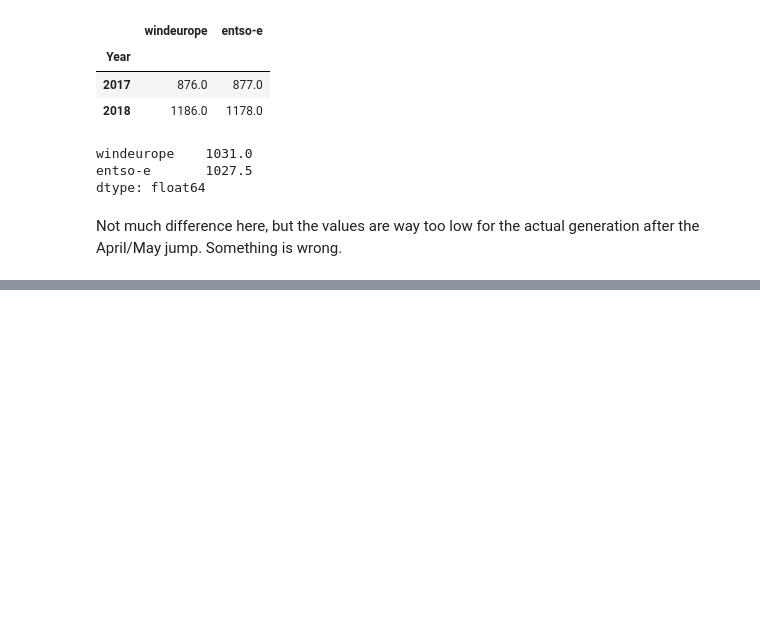
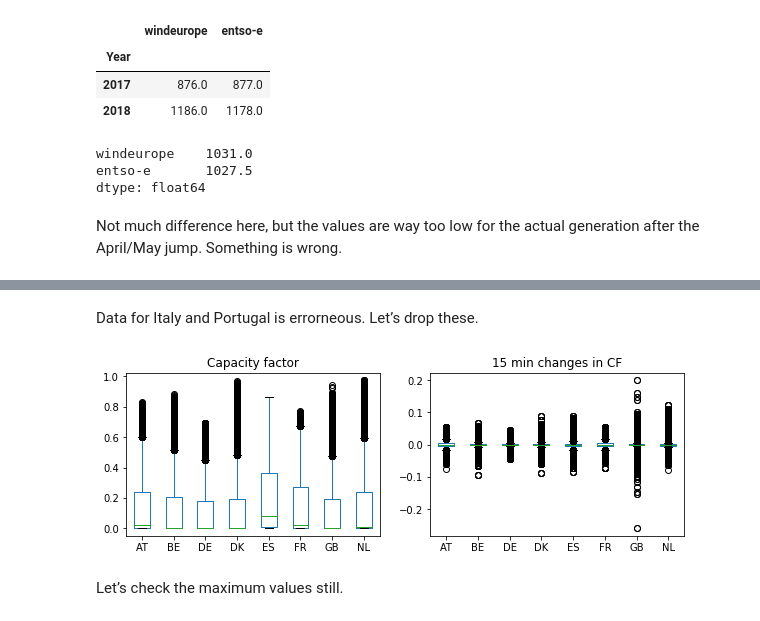
Before and after one commit to vttresearch/windtask25-timeseries, a Jupyter notebook: notebooks/04-analyze-data.ipynb, the cells around one changed output, grey strips where cells are left out. Saved outputs shown, nothing was run; the diff lists cells and outputs as text; code cells hidden in the pictures; blank space fills up the shorter version.

```diff
--- a/notebooks/04-analyze-data.ipynb
+++ b/notebooks/04-analyze-data.ipynb
@@ -105,0 +131,8 @@ Not much difference here, but the values are way too low for the actual generati
+# %% [markdown]
+Data for Italy and Portugal is errorneous. Let’s drop these.
+# %%
+plot_cf_statistics(cf_solar.drop(['IT', 'PT'], axis=1));
+# %% [output]
+[figure, added]
+# %% [markdown]
+Let’s check the maximum values still.
```
Also changed, not shown: parts of 18 cells of this notebook, 2 other files.
